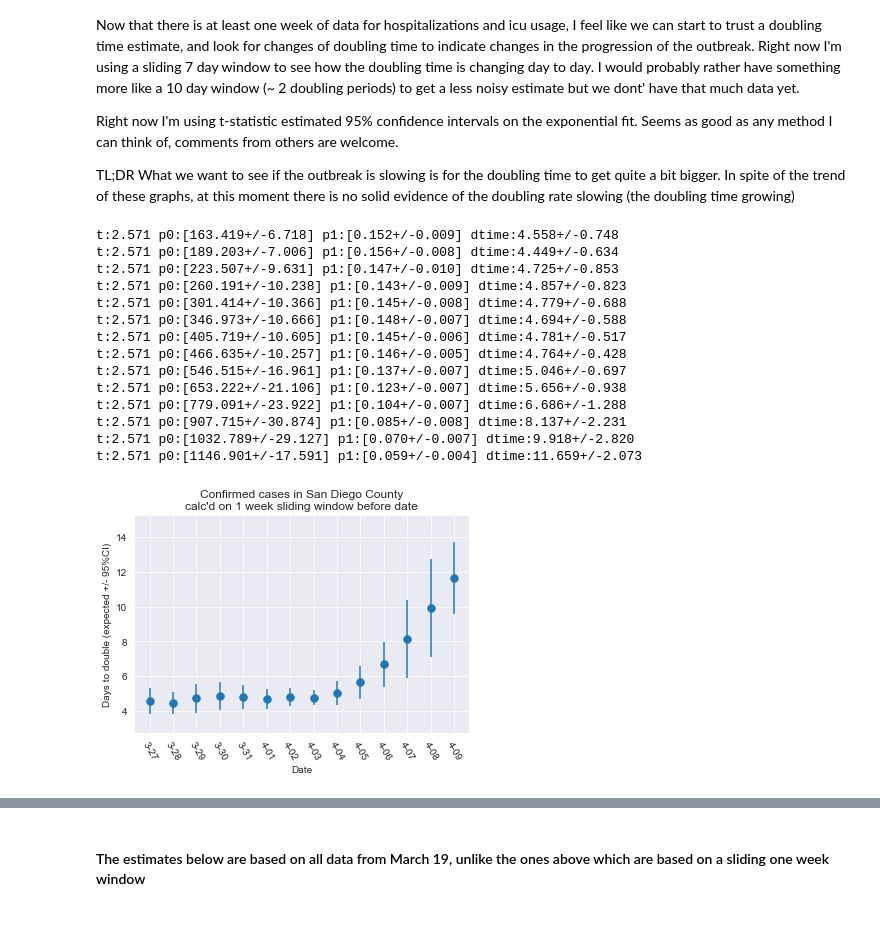
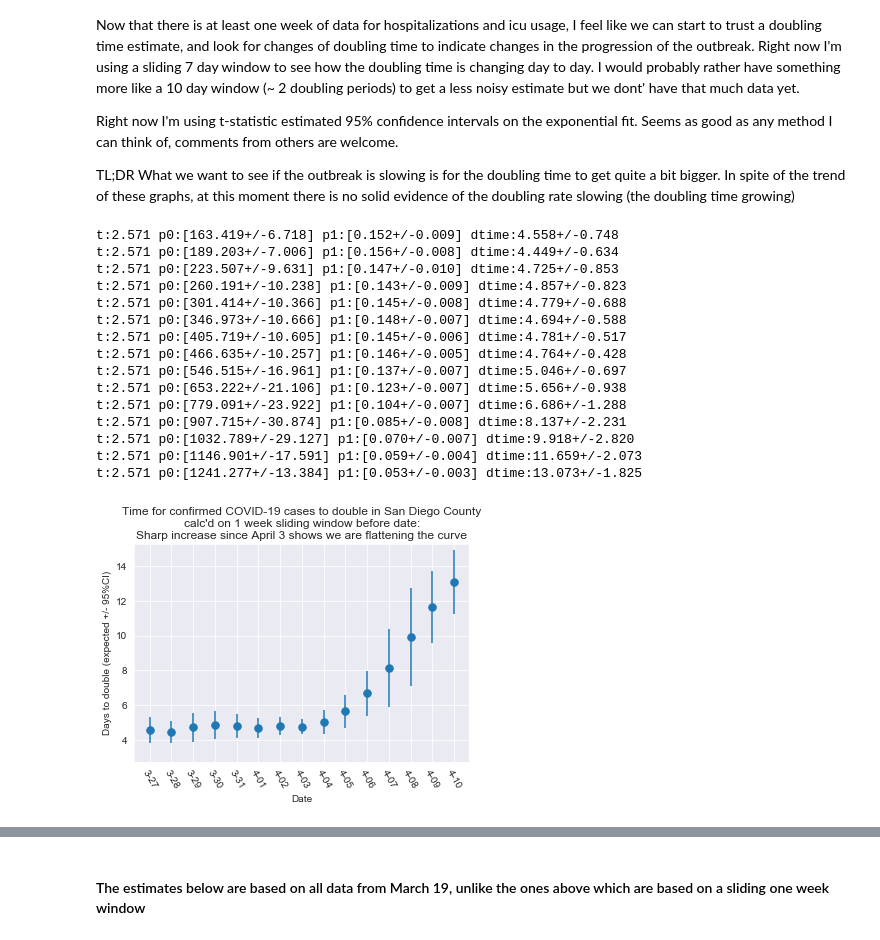
Before and after one commit to jasongfleischer/SanDiegoCountyCOVID19, a Jupyter notebook: San Diego Country Coronavirus History.ipynb, the cells around one changed output, grey strips where cells are left out. Cells and saved outputs as stored; diff of their text form; code cells hidden in the pictures.

```diff
--- a/San Diego Country Coronavirus History.ipynb
+++ b/San Diego Country Coronavirus History.ipynb
@@ -214,35 +214,36 @@ ix = []
 
 # calc doubling time in a sliding window backwards 1 week for each day
 for day in cases[start_calc:].index:
     todate = day
     fromdate = (pd.Timestamp(day)-pd.Timedelta('6 days')).isoformat().split('T')[0]
     doubling_time, ci95, case_p_est, case_p_cov = estimate_doubling_time(cases[fromdate:todate])
     ex.append( doubling_time )
     er.append( ci95 )
     ix.append( day[-4:] )
 plt.errorbar( ix, ex, yerr=er, fmt='.', markersize=15)
-plt.title('Confirmed cases in San Diego County\ncalc\'d on 1 week sliding window before date')
+plt.title('Time for confirmed COVID-19 cases to double in San Diego County\ncalc\'d on 1 week sliding window before date:\nSharp increase since April 3 shows we are flattening the curve')
 plt.ylabel('Days to double (expected +/- 95%CI)')
 plt.xlabel('Date')
 plt.ylim([2.75, 15.25])
 plt.xticks(rotation=-60)
 plt.savefig('Plots/casedoubling.png',dpi=300);
 # %% [output]
 t:2.571 p0:[163.419+/-6.718] p1:[0.152+/-0.009] dtime:4.558+/-0.748
 t:2.571 p0:[189.203+/-7.006] p1:[0.156+/-0.008] dtime:4.449+/-0.634
 t:2.571 p0:[223.507+/-9.631] p1:[0.147+/-0.010] dtime:4.725+/-0.853
 t:2.571 p0:[260.191+/-10.238] p1:[0.143+/-0.009] dtime:4.857+/-0.823
 t:2.571 p0:[301.414+/-10.366] p1:[0.145+/-0.008] dtime:4.779+/-0.688
 t:2.571 p0:[346.973+/-10.666] p1:[0.148+/-0.007] dtime:4.694+/-0.588
 t:2.571 p0:[405.719+/-10.605] p1:[0.145+/-0.006] dtime:4.781+/-0.517
 t:2.571 p0:[466.635+/-10.257] p1:[0.146+/-0.005] dtime:4.764+/-0.428
 t:2.571 p0:[546.515+/-16.961] p1:[0.137+/-0.007] dtime:5.046+/-0.697
 t:2.571 p0:[653.222+/-21.106] p1:[0.123+/-0.007] dtime:5.656+/-0.938
 t:2.571 p0:[779.091+/-23.922] p1:[0.104+/-0.007] dtime:6.686+/-1.288
 t:2.571 p0:[907.715+/-30.874] p1:[0.085+/-0.008] dtime:8.137+/-2.231
 t:2.571 p0:[1032.789+/-29.127] p1:[0.070+/-0.007] dtime:9.918+/-2.820
 t:2.571 p0:[1146.901+/-17.591] p1:[0.059+/-0.004] dtime:11.659+/-2.073
+t:2.571 p0:[1241.277+/-13.384] p1:[0.053+/-0.003] dtime:13.073+/-1.825
-[figure, old version]
+[figure, new version]
 # %%
 
 
```
Also changed, not shown: parts of 22 cells of this notebook, 15 other files.
